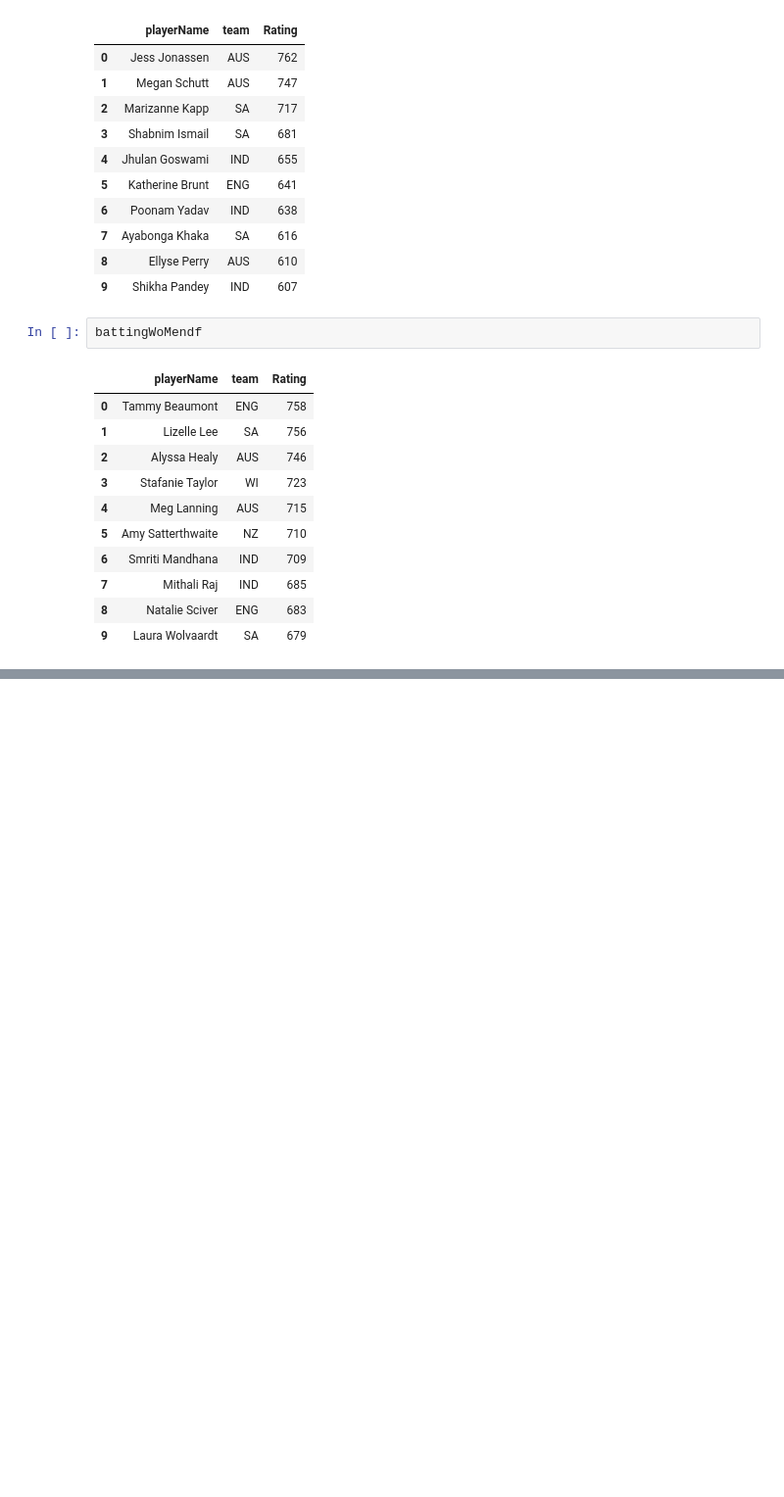
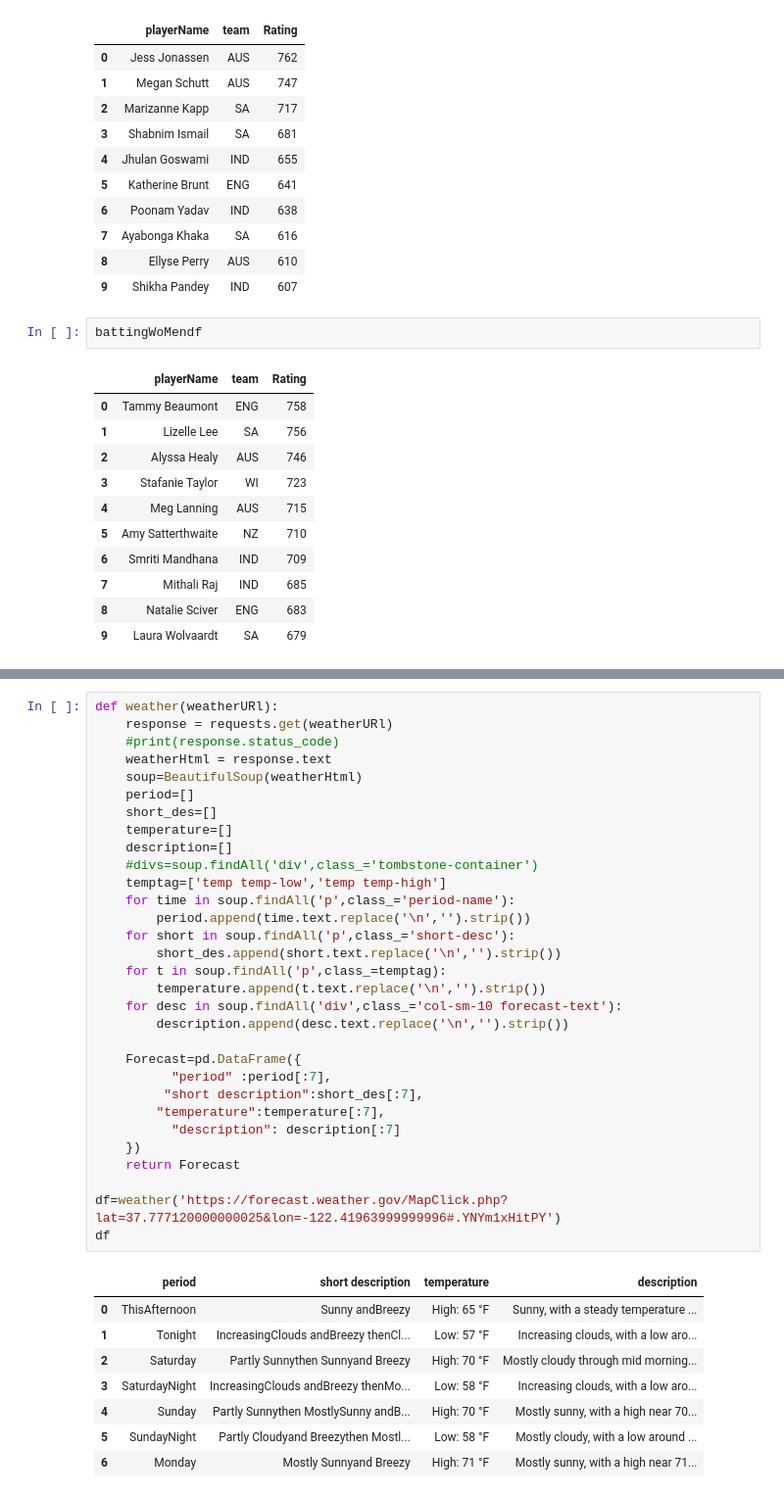
Before and after one commit to PriyankaHaldar-github/Assignment1, a Jupyter notebook: WebScrapingAssignment1.ipynb, the cells around one changed output, grey strips where cells are left out. Shown: that part at 98% size. Drawn from its saved outputs; the diff is of its cells as text; blank space fills up the shorter version.

```diff
--- a/WebScrapingAssignment1.ipynb
+++ b/WebScrapingAssignment1.ipynb
@@ -370,0 +370,40 @@ df
+# %%
+def weather(weatherURl):
+    response = requests.get(weatherURl)
+    #print(response.status_code)
+    weatherHtml = response.text
+    soup=BeautifulSoup(weatherHtml)
+    period=[]
+    short_des=[]
+    temperature=[]
+    description=[]
+    #divs=soup.findAll('div',class_='tombstone-container')
+    temptag=['temp temp-low','temp temp-high']
+    for time in soup.findAll('p',class_='period-name'):
+        period.append(time.text.replace('\n','').strip())
+    for short in soup.findAll('p',class_='short-desc'):
+        short_des.append(short.text.replace('\n','').strip())
+    for t in soup.findAll('p',class_=temptag):
+        temperature.append(t.text.replace('\n','').strip())
+    for desc in soup.findAll('div',class_='col-sm-10 forecast-text'):
+        description.append(desc.text.replace('\n','').strip())
+
+    Forecast=pd.DataFrame({
+          "period" :period[:7],
+         "short description":short_des[:7],
+        "temperature":temperature[:7],
+          "description": description[:7]
+    })
+    return Forecast
+
+df=weather('https://forecast.weather.gov/MapClick.php?lat=37.777120000000025&lon=-122.41963999999996#.YNYm1xHitPY')
+df
+# %% [output]
+|  | period | short description | temperature | description |
+| 0 | ThisAfternoon | Sunny andBreezy | High: 65 °F | Sunny, with a steady temperature ... |
+| 1 | Tonight | IncreasingClouds andBreezy thenCl... | Low: 57 °F | Increasing clouds, with a low aro... |
+| 2 | Saturday | Partly Sunnythen Sunnyand Breezy | High: 70 °F | Mostly cloudy through mid morning... |
+| 3 | SaturdayNight | IncreasingClouds andBreezy thenMo... | Low: 58 °F | Increasing clouds, with a low aro... |
+| 4 | Sunday | Partly Sunnythen MostlySunny andB... | High: 70 °F | Mostly sunny, with a high near 70... |
+| 5 | SundayNight | Partly Cloudyand Breezythen Mostl... | Low: 58 °F | Mostly cloudy, with a low around ... |
+| 6 | Monday | Mostly Sunnyand Breezy | High: 71 °F | Mostly sunny, with a high near 71... |
```
Also changed, not shown: parts of 1 cell of this notebook.
